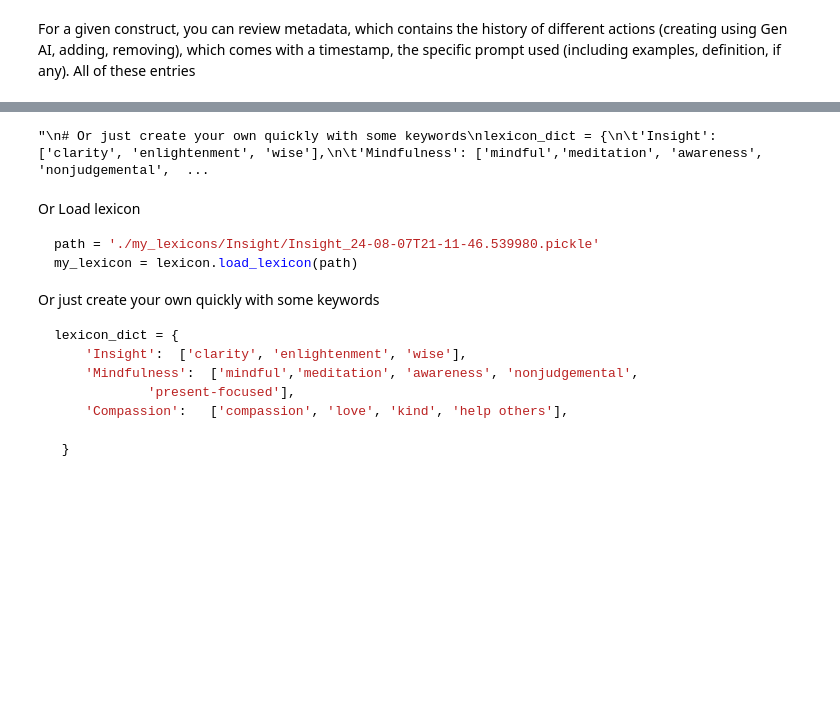
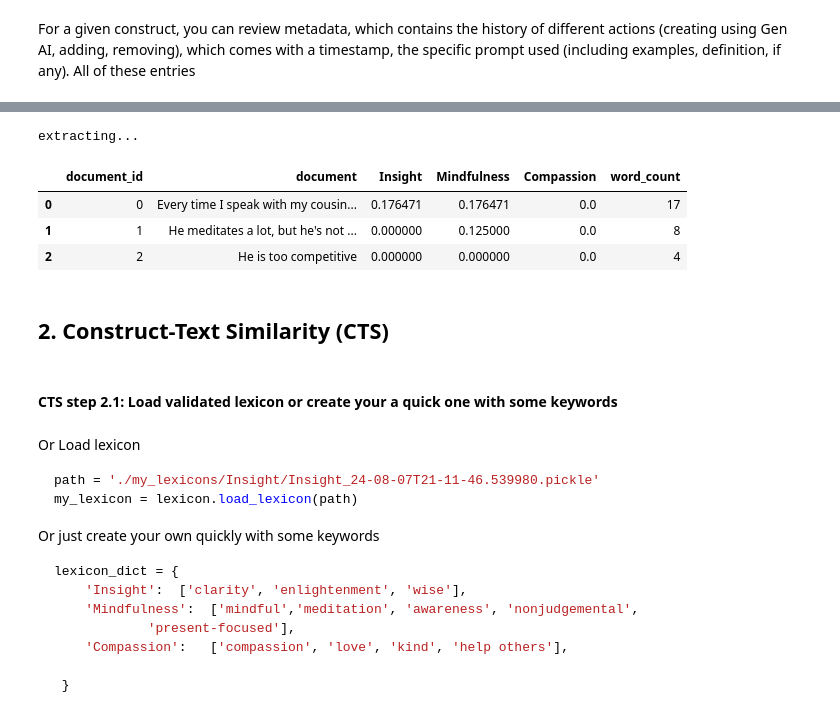
Before and after one commit to itreves36/construct-tracker, a Jupyter notebook: tutorials/construct_tracker.ipynb, the cells around one changed output, grey strips where cells are left out. Cells and saved outputs as stored; diff of their text form; code cells hidden in the pictures; blank space fills up the shorter version.

```diff
--- a/tutorials/create_lexicon.ipynb
+++ b/tutorials/construct_tracker.ipynb
@@ -607,0 +666,16 @@ display(counts)
+# %%
+# Now count whether tokens appear in document:
+
+normalize = True
+# We'll set normalize to True. Whether to normalize the extracted features by word count. 3 matches in a short document would be weighed higher than in a long document.
+counts, matches_by_construct, matches_doc2construct, matches_construct2doc  = my_lexicon.extract(documents,
+                                                                                      normalize = normalize,
+                                                                                      )
+display(counts)
+# Might be worth calibrating (removing words that create false positives too often) on a training set.
+# %% [output]
+extracting...
+|  | document_id | document | Insight | Mindfulness | Compassion | word_count |
+| 0 | 0 | Every time I speak with my cousin... | 0.176471 | 0.176471 | 0.0 | 17 |
+| 1 | 1 | He meditates a lot, but he's not ... | 0.000000 | 0.125000 | 0.0 | 8 |
+| 2 | 2 | He is too competitive | 0.000000 | 0.000000 | 0.0 | 4 |
@@ -608,3 +687,7 @@ display(counts)
+# %% [markdown]
+## 2. Construct-Text Similarity (CTS)
+# %% [markdown]
+#### CTS step 2.1: Load validated lexicon or create your a quick one with some keywords
 # %%
 # production mode:
 # pip install contruct-tracker
@@ -624,7 +707,3 @@ from construct_tracker import lexicon
 # from google.colab import drive
 # drive.mount('/content/drive')
 # sys.path.append('/content/drive/My Drive/Colab Notebooks')
-# %%
-lexicon_dict = my_lexicon.to_dict()
-# %% [output]
-"\n# Or just create your own quickly with some keywords\nlexicon_dict = {\n\t'Insight': ['clarity', 'enlightenment', 'wise'],\n\t'Mindfulness': ['mindful','meditation', 'awareness', 'nonjudgemental',  ...
```
Also changed, not shown: parts of 100 cells of this notebook, 8 other files.
